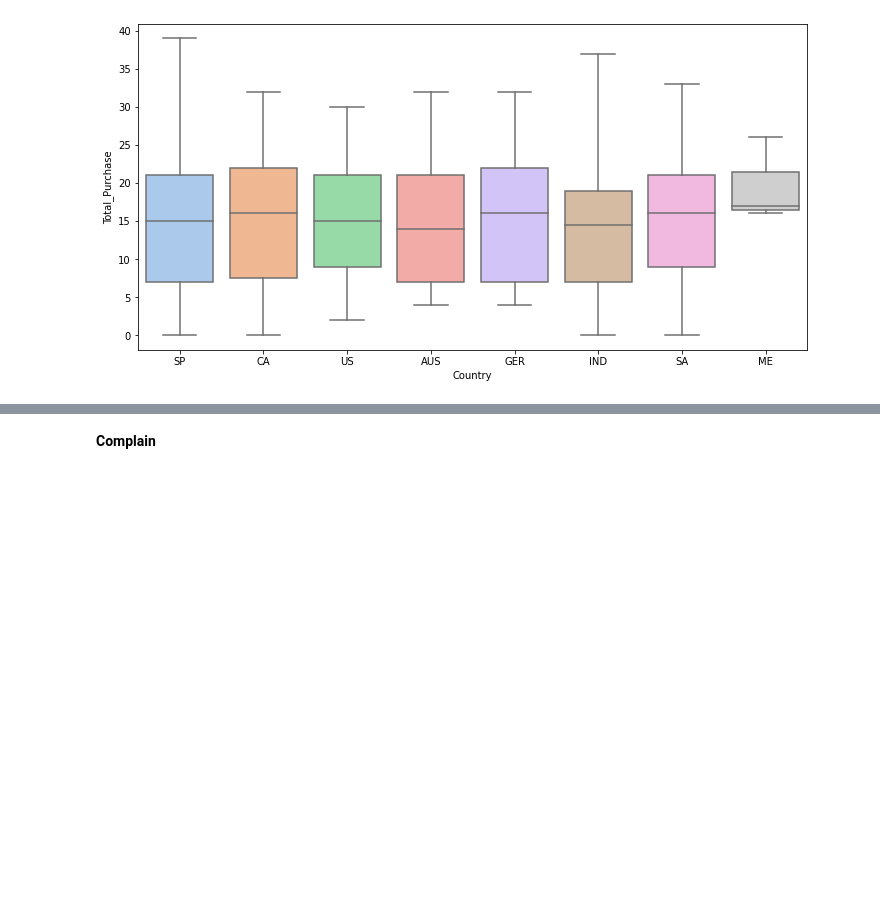
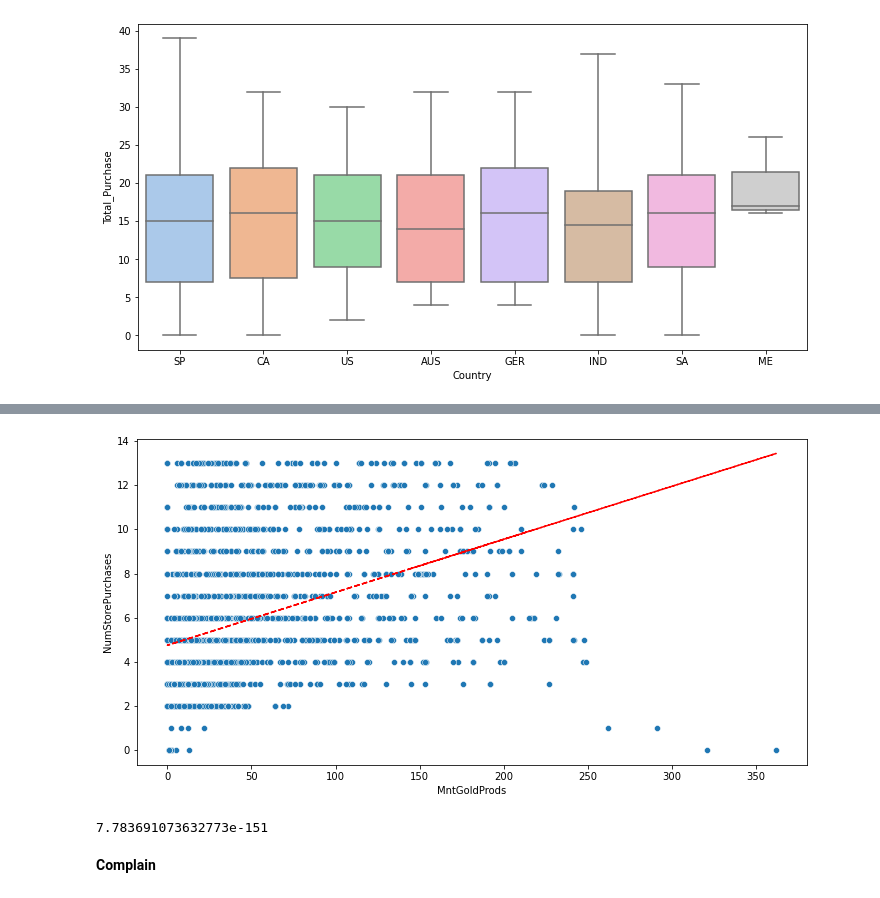
Before and after one commit to ShahrinIman/Marketing_Campaign_Analytics-EDA-, a Jupyter notebook: Marketing Analytics (Exploratory Data Analysis).ipynb, the cells around one changed output, grey strips where cells are left out. Drawn from its saved outputs; the diff is of its cells as text; code cells hidden in the pictures; blank space fills up the shorter version.

```diff
--- a/Marketing Analytics (Exploratory Data Analysis).ipynb
+++ b/Marketing Analytics (Exploratory Data Analysis).ipynb
@@ -707,3 +725,24 @@ sns.jointplot('Total_Purchase','Total_Spend',data=df,kind='kde',colors='black');
+# %%
+data = df[['MntGoldProds', 'NumStorePurchases']]
+x = df['MntGoldProds']
+y = df['NumStorePurchases']
+plt.figure(figsize=(12,6))
+sns.scatterplot(x, y)
+
+z = np.polyfit(x, y, 1)
+p = np.poly1d(z)
+plt.plot(x,p(x),"r--")
+plt.show()
+# %% [output]
+[figure, added]
+# %%
+from scipy import stats
+
+tau, p_value = stats.kendalltau(df['MntGoldProds'], df['NumStorePurchases'])
+
+p_value
+# %% [output]
+7.783691073632773e-151
 # %% [markdown]
 **Complain**
 # %%
```
Also changed, not shown: parts of 7 cells of this notebook, 1 other file.
